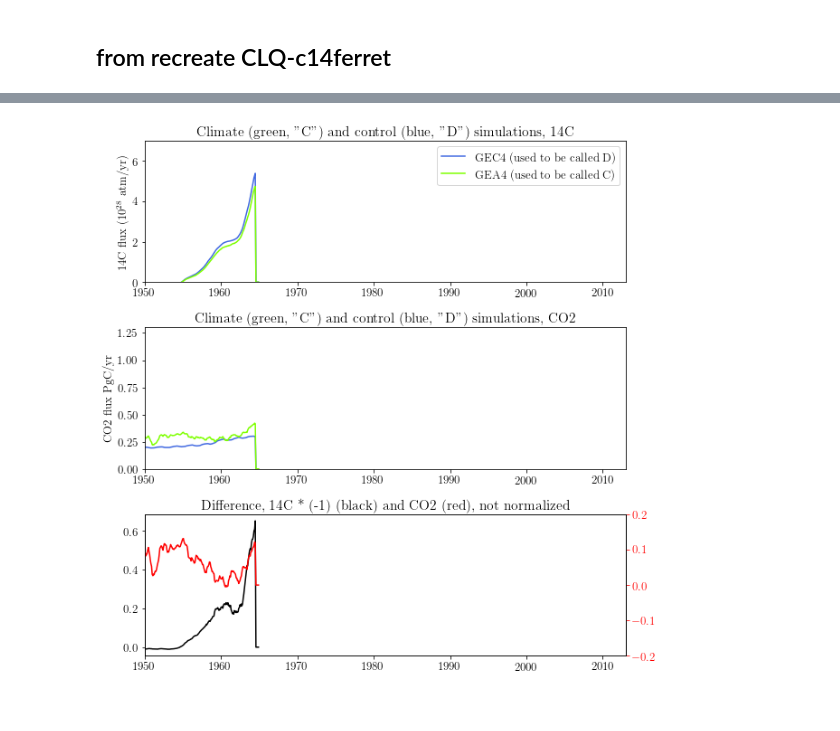
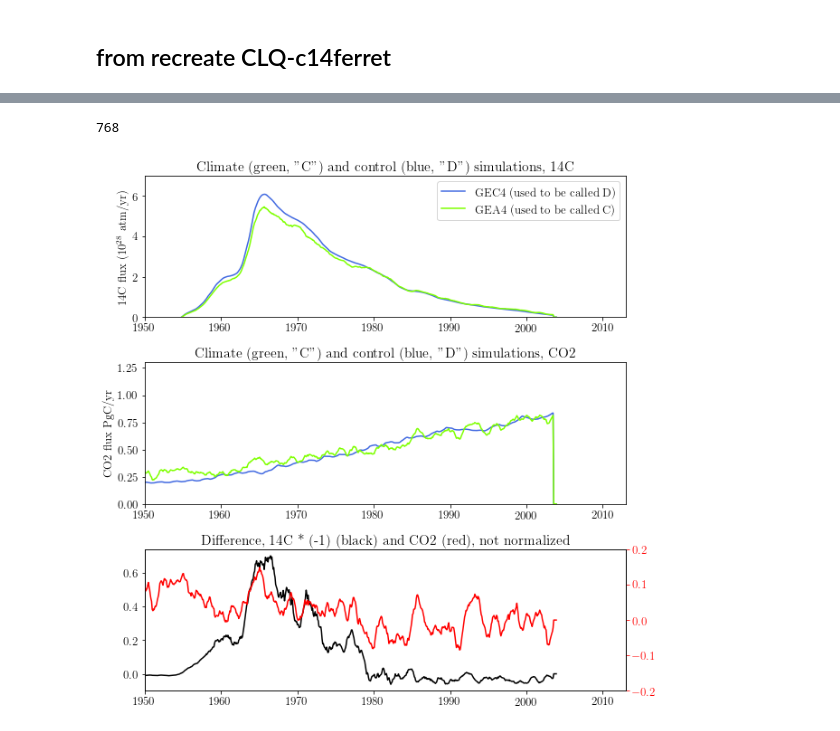
Before and after one commit to tjarnikova/C14, a Jupyter notebook: C14-ts-GEA4-series.ipynb, the cells around one changed output, grey strips where cells are left out. Drawn from its saved outputs; the diff is of its cells as text; code cells hidden in the pictures.

```diff
--- a/C14-ts-GEA4-series.ipynb
+++ b/C14-ts-GEA4-series.ipynb
@@ -209,4 +455,16 @@ print(len(times))
 # %%
+#### ------ A) load data
+tmeshf = '/gpfs/data/greenocean/software/resources/regrid/mesh_mask3_6.nc'
+tmesh = xr.open_dataset(tmeshf)
+C14d_qtr_c14 = xr.open_dataset(f'./GCBdata/GEA4_{yrst}_{yrend}_qtrB14b.nc')   ##static
+C14d_Cflx = xr.open_dataset(f'./GCBdata/GEA4_{yrst}_{yrend}_Cflx.nc') ###static
+
+C14c_qtr_c14 = xr.open_dataset(f'./GCBdata/GEC4_{yrst}_{yrend}_qtrB14b.nc')
+C14c_Cflx = xr.open_dataset(f'./GCBdata/GEC4_{yrst}_{yrend}_Cflx.nc')
+
+times = pd.date_range(f'{yrst}/01/01',f'{yrend}/12/31',freq='MS')
+print(len(times))
+#dc14dzf = './corinneData/dc14dz.nc'
 
 #### -------- B) get areas/grid variables
 tmask = tmesh.tmask[0,0,:,:]
@@ -261,31 +519,32 @@ axs[1].plot(qtrflx_C.time_counter, cflxint_mn_C, color = 'royalblue')
 axs[1].plot(qtrflx_C.time_counter, cflxint_mn_D, color = 'chartreuse')
 
 ax3 = axs[2]
 ax3b = ax3.twinx()
 ax3b.tick_params(axis='y', colors='red')
 ax3.plot(qtrflx_C.time_counter, (qtrflx_mn_D.values-qtrflx_mn_C.values)*-1, color = 'k')
 ax3b.plot(qtrflx_C.time_counter, cflxint_mn_D.values-cflxint_mn_C.values, color = 'r')
 
 
 axs[0].set_xlim(pd.Timestamp('1950-01-01'), pd.Timestamp('2013-01-01'))
 axs[1].set_xlim(pd.Timestamp('1950-01-01'), pd.Timestamp('2013-01-01'))
 ax3.set_xlim(pd.Timestamp('1950-01-01'), pd.Timestamp('2013-01-01'))
 ax3b.set_xlim(pd.Timestamp('1950-01-01'), pd.Timestamp('2013-01-01'))
 
 axs[0].set_title('Climate (green, "C") and control (blue, "D") simulations, 14C')
 axs[1].set_title('Climate (green, "C") and control (blue, "D") simulations, CO2')
 axs[2].set_title('Difference, 14C * (-1) (black) and CO2 (red), not normalized')
 
 axs[0].set_ylabel('14C flux ($10^{28}$ atm/yr)')
 axs[1].set_ylabel('CO2 flux PgC/yr')
 
 
 axs[0].set_ylim([0,7])
 axs[1].set_ylim([0,1.3])
 # ax3.set_ylim([-0.4,0.4])
 ax3b.set_ylim([-0.2,0.2])
 
 plt.tight_layout()
 plt.show()
 # %% [output]
+768
-[figure, old version]
+[figure, new version]
```
Also changed, not shown: parts of 17 cells of this notebook.
